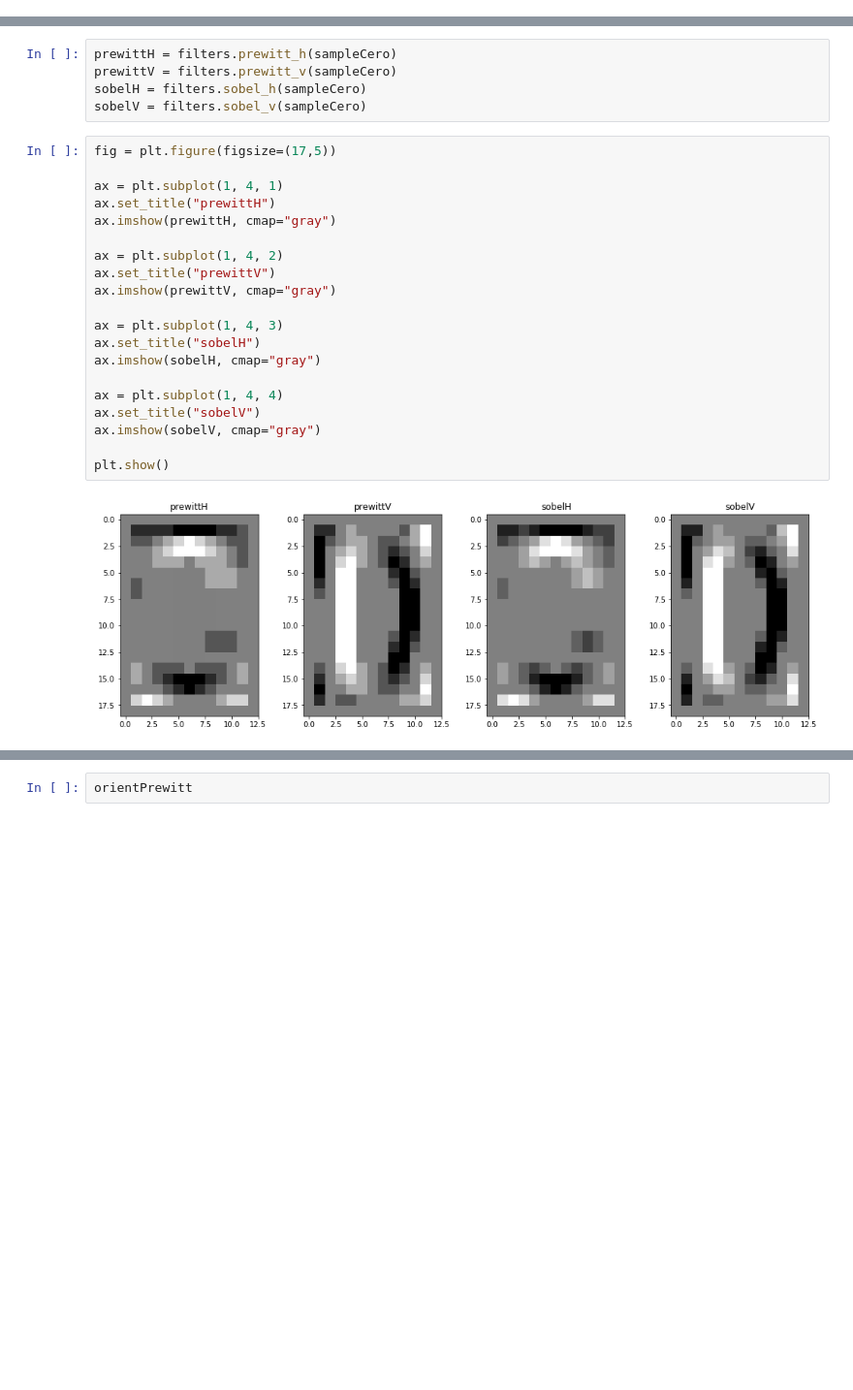
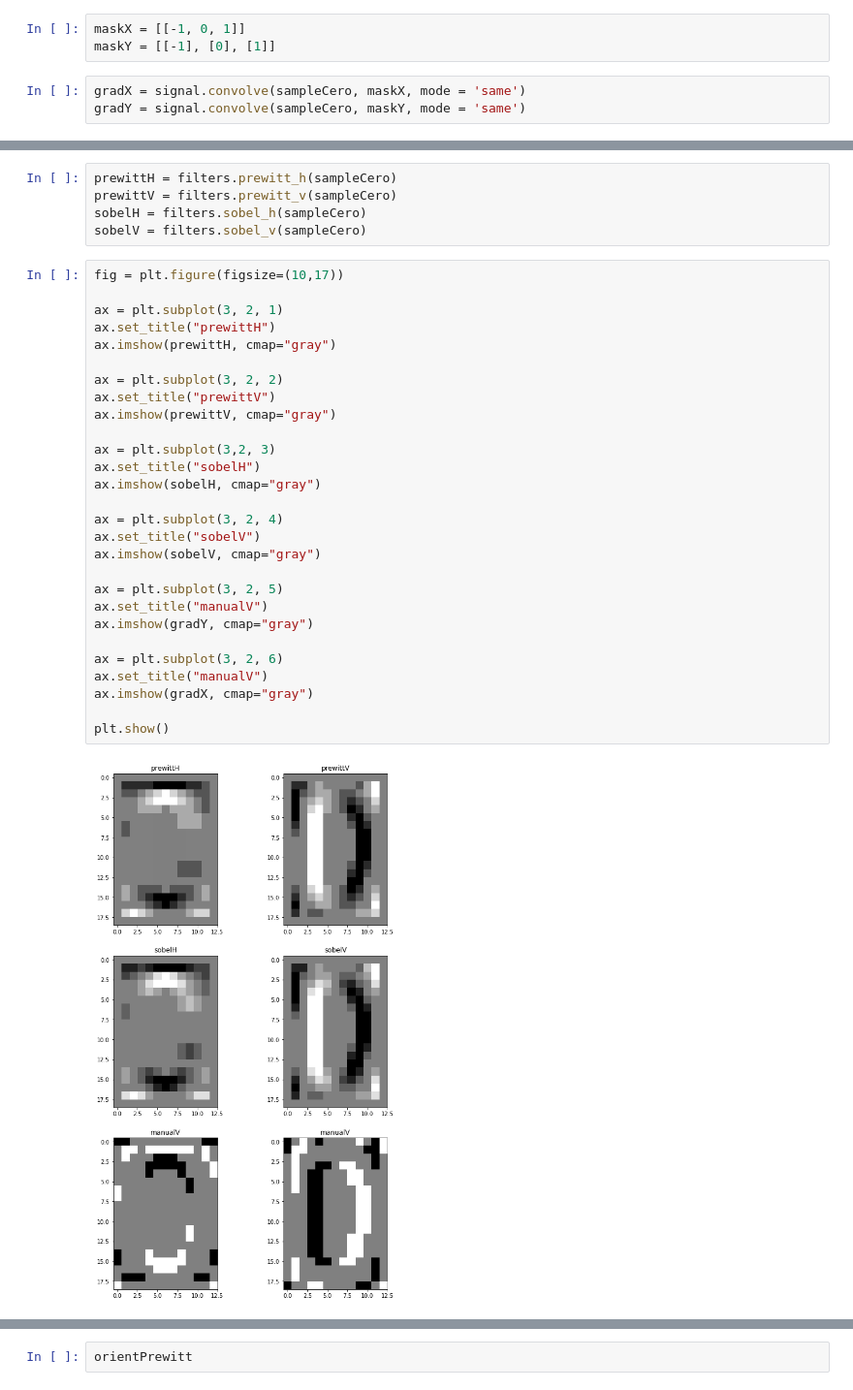
Before and after one commit to gabrieldelaparra/CC5509-2017-2-Tarea1, a Jupyter notebook: tarea1.ipynb, the cells around one changed output, grey strips where cells are left out. Shown at 97% size. Cells and saved outputs as stored; diff of their text form; blank space fills up the shorter version.

Commit message:
Add manually generated orientations and gradients

```diff
--- a/tarea1.ipynb
+++ b/tarea1.ipynb
@@ -176,4 +198,10 @@ plt.imshow(sampleCero,cmap='gray')
 plt.show()
 # %% [output]
 [figure]
+# %%
+maskX = [[-1, 0, 1]]
+maskY = [[-1], [0], [1]]
+# %%
+gradX = signal.convolve(sampleCero, maskX, mode = 'same')
+gradY = signal.convolve(sampleCero, maskY, mode = 'same')
 # %% [markdown]
@@ -184,25 +212,33 @@ prewittV = filters.prewitt_v(sampleCero)
 sobelH = filters.sobel_h(sampleCero)
 sobelV = filters.sobel_v(sampleCero)
 # %%
-fig = plt.figure(figsize=(17,5))
+fig = plt.figure(figsize=(10,17))
 
-ax = plt.subplot(1, 4, 1)
+ax = plt.subplot(3, 2, 1)
 ax.set_title("prewittH")
 ax.imshow(prewittH, cmap="gray")
 
-ax = plt.subplot(1, 4, 2)
+ax = plt.subplot(3, 2, 2)
 ax.set_title("prewittV")
 ax.imshow(prewittV, cmap="gray")
 
-ax = plt.subplot(1, 4, 3)
+ax = plt.subplot(3,2, 3)
 ax.set_title("sobelH")
 ax.imshow(sobelH, cmap="gray")
 
-ax = plt.subplot(1, 4, 4)
+ax = plt.subplot(3, 2, 4)
 ax.set_title("sobelV")
 ax.imshow(sobelV, cmap="gray")
 
+ax = plt.subplot(3, 2, 5)
+ax.set_title("manualV")
+ax.imshow(gradY, cmap="gray")
+
+ax = plt.subplot(3, 2, 6)
+ax.set_title("manualV")
+ax.imshow(gradX, cmap="gray")
+
 plt.show()
 # %% [output]
-[figure, old version]
+[figure, new version]
 # %% [markdown]
```
Also changed, not shown: parts of 7 cells of this notebook.
